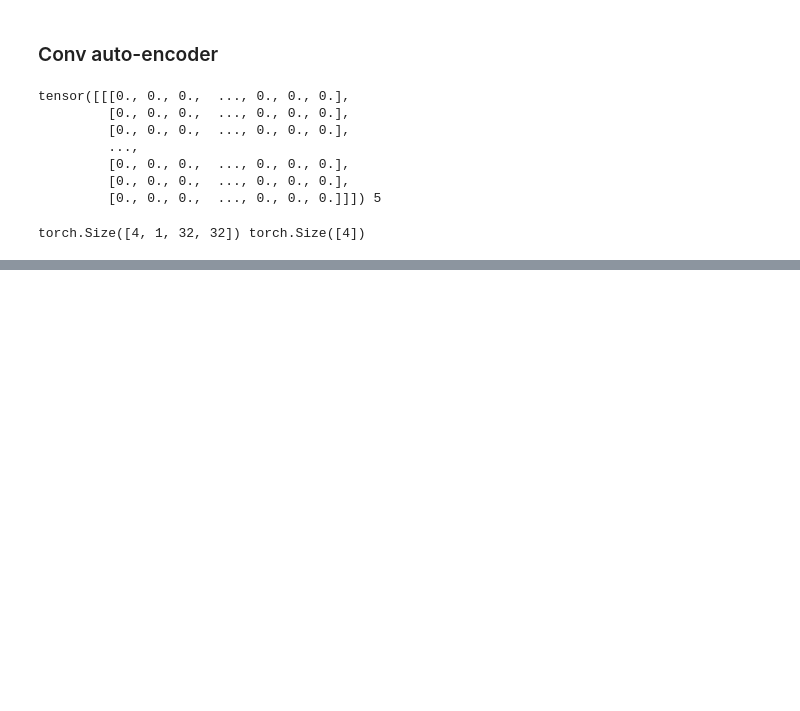
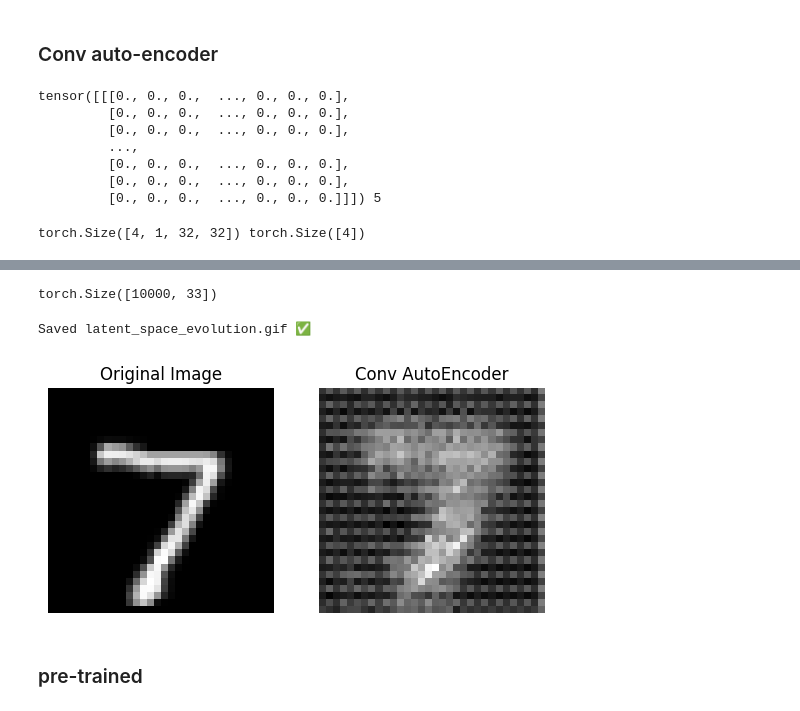
Before and after one commit to krsh-37/diy-ml-stuffs, a Jupyter notebook: auto-encoder/build_ae_vae.ipynb, the cells around one changed output, grey strips where cells are left out. Cells and saved outputs as stored; diff of their text form; code cells hidden in the pictures; blank space fills up the shorter version.

```diff
--- a/auto-encoder/build_ae_vae.ipynb
+++ b/auto-encoder/build_ae_vae.ipynb
@@ -56,6 +125,6 @@ torch.Size([4, 1, 32, 32]) torch.Size([4])
 # %%
 class ConvAutoEncoder(nn.Module):
-    def __init__(self, in_channels = 1, bottleneck = 4):
+    def __init__(self, in_channels = 1, bottleneck = 2):
         super().__init__()
 
         self.encoder = nn.Sequential(
@@ -126,0 +193,6 @@ def train_model():
+# %%
+DEVICE = torch.device("cuda" if torch.cuda.is_available() else "cpu")
+model = ConvAutoEncoder().to(DEVICE)
+ln_model = ConvAutoEncoder().to(DEVICE)
+optm = optim.Adam(model.parameters(), lr=1e-3)
+criterion = nn.MSELoss()
@@ -126,0 +261,68 @@ def train_model():
+# %%
+encoded_evals[0].shape
+# %% [output]
+torch.Size([10000, 33])
+# %%
+from matplotlib.animation import FuncAnimation, PillowWriter
+
+# Prepare figure
+fig, ax = plt.subplots(figsize=(8, 6))
+
+def update(frame_idx):
+    ax.clear()
+    encoded = encoded_evals[frame_idx].numpy()
+    features = encoded[:, :-1]
+    labels = encoded[:, -1]
+
+    sns.scatterplot(
+        x=features[:, 0],
+        y=features[:, 1],
+        hue=labels,
+        palette="tab10",
+        s=10,
+        alpha=0.7,
+        legend=True,
+        ax=ax
+    )
+    ax.set_title(f"2D Latent Space - Step {frame_idx+1}/{len(encoded_evals)}")
+    ax.set_xlabel("Latent Dim 1")
+    ax.set_ylabel("Latent Dim 2")
+
+# Create animation
+anim = FuncAnimation(fig, update, frames=len(encoded_evals), interval=500, repeat=True)
+
+# Save as GIF
+anim.save("latent_space_evolution.gif", writer=PillowWriter(fps=2))
+
+plt.close(fig)  # Close the static figure
+print("Saved latent_space_evolution.gif ✅")
+# %% [output]
+Saved latent_space_evolution.gif ✅
+# %%
+generated_index = 0
+image, label = test_set[generated_index]
+
+_, conv_reconstructed = model(image.unsqueeze(0).to(DEVICE))
+
+conv_reconstructed = conv_reconstructed.to("cpu").detach().numpy()
+
+fig, ax = plt.subplots(1,2)
+
+ax[0].imshow(image.squeeze(), cmap="gray")
+ax[0].set_title("Original Image")
+ax[0].set_xticklabels([])
+ax[0].set_yticklabels([])
+ax[0].axis("off")
+
+ax[1].imshow(conv_reconstructed.squeeze(), cmap="gray")
+ax[1].set_title("Conv AutoEncoder")
+ax[1].set_xticklabels([])
+ax[1].set_yticklabels([])
+ax[1].axis("off")
+
+
+plt.show()
+# %% [output]
+[figure, added]
+# %% [markdown]
+### pre-trained
```
Also changed, not shown: parts of 6 cells of this notebook, 2 other files.
